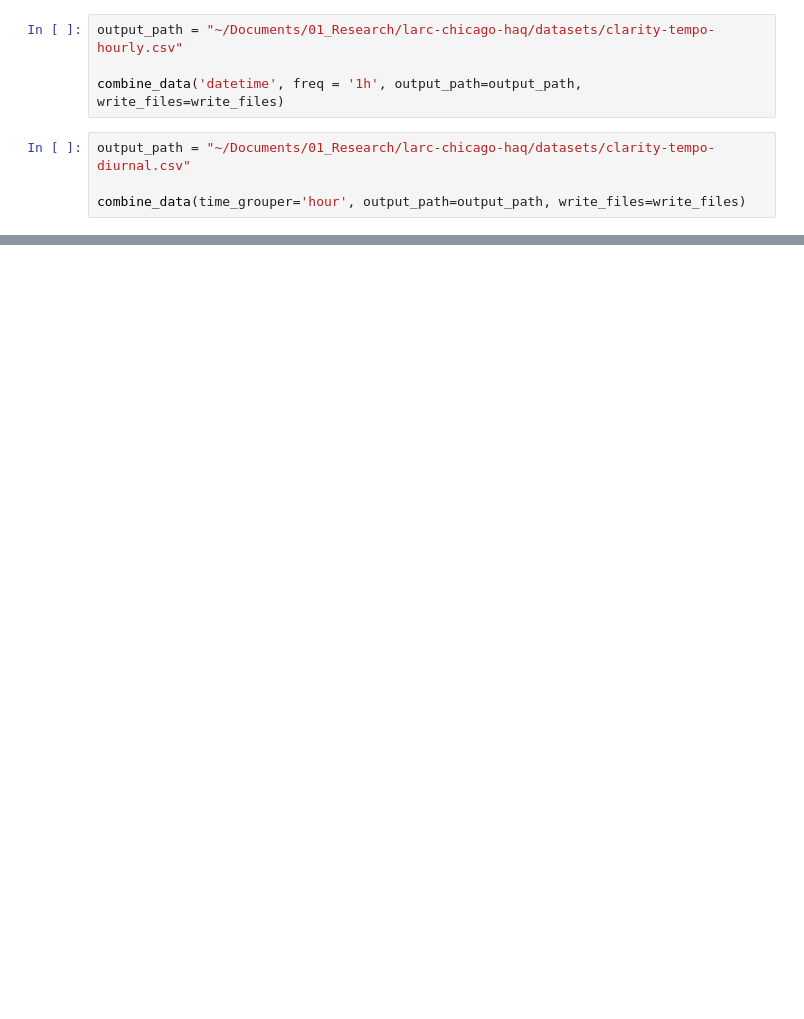
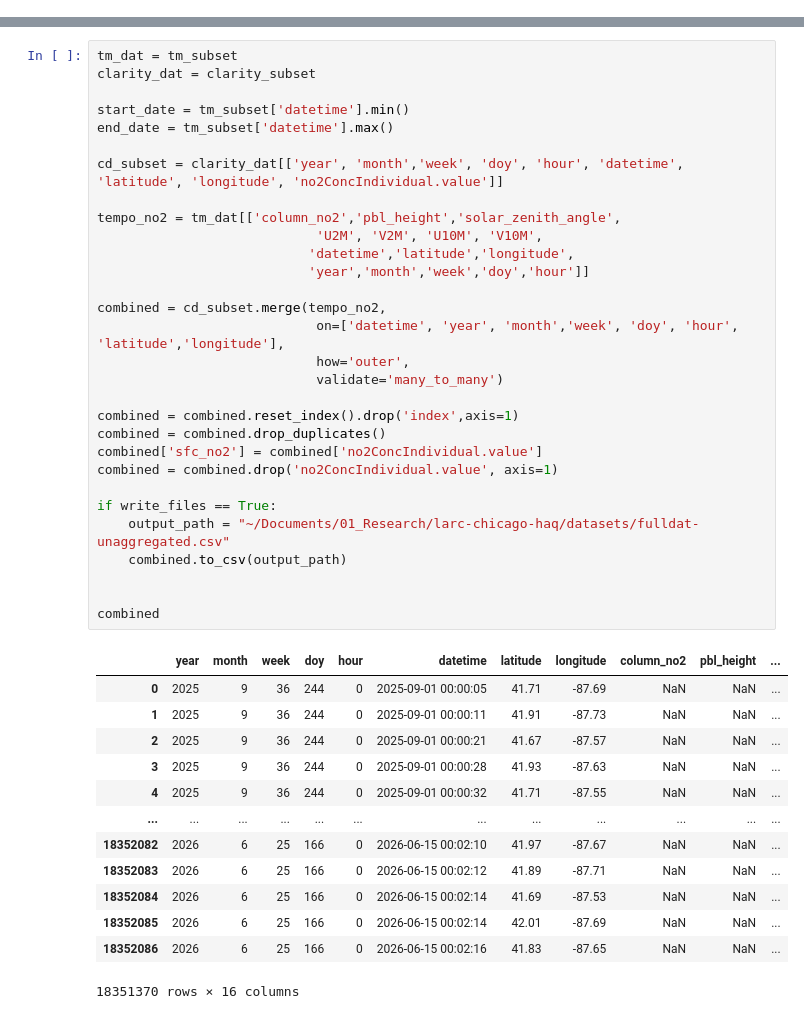
Before and after one commit to NASA-EarthRISE/earthrise-toolkit_ChicagoHAQ-2026, a Jupyter notebook: processing-scripts/clarity-tempo-aggregation.ipynb, the cells around one changed output, grey strips where cells are left out. Drawn from its saved outputs; the diff is of its cells as text; blank space fills up the shorter version.

```diff
--- a/processing-scripts/clarity-tempo-aggregation.ipynb
+++ b/processing-scripts/clarity-tempo-aggregation.ipynb
@@ -152,8 +0,0 @@ def combine_data(time_grouper, output_path, write_files, freq="1h"):
-# %%
-output_path = "~/Documents/01_Research/larc-chicago-haq/datasets/clarity-tempo-hourly.csv"
-
-combine_data('datetime', freq = '1h', output_path=output_path, write_files=write_files)
-# %%
-output_path = "~/Documents/01_Research/larc-chicago-haq/datasets/clarity-tempo-diurnal.csv"
-
-combine_data(time_grouper='hour', output_path=output_path, write_files=write_files)
@@ -515,0 +433,44 @@ count
+# %%
+tm_dat = tm_subset
+clarity_dat = clarity_subset
+
+start_date = tm_subset['datetime'].min()
+end_date = tm_subset['datetime'].max()
+
+cd_subset = clarity_dat[['year', 'month','week', 'doy', 'hour', 'datetime', 'latitude', 'longitude', 'no2ConcIndividual.value']]
+
+tempo_no2 = tm_dat[['column_no2','pbl_height','solar_zenith_angle',
+                            'U2M', 'V2M', 'U10M', 'V10M',
+                           'datetime','latitude','longitude',
+                           'year','month','week','doy','hour']]
+
+combined = cd_subset.merge(tempo_no2,
+                            on=['datetime', 'year', 'month','week', 'doy', 'hour', 'latitude','longitude'],
+                            how='outer',
+                            validate='many_to_many')
+
+combined = combined.reset_index().drop('index',axis=1)
+combined = combined.drop_duplicates()
+combined['sfc_no2'] = combined['no2ConcIndividual.value']
+combined = combined.drop('no2ConcIndividual.value', axis=1)
+
+if write_files == True:
+    output_path = "~/Documents/01_Research/larc-chicago-haq/datasets/fulldat-unaggregated.csv"
+    combined.to_csv(output_path)
+
+
+combined
+# %% [output]
+|  | year | month | week | doy | hour | datetime | latitude | longitude | column_no2 | pbl_height | ... |
+| 0 | 2025 | 9 | 36 | 244 | 0 | 2025-09-01 00:00:05 | 41.71 | -87.69 | NaN | NaN | ... |
+| 1 | 2025 | 9 | 36 | 244 | 0 | 2025-09-01 00:00:11 | 41.91 | -87.73 | NaN | NaN | ... |
+| 2 | 2025 | 9 | 36 | 244 | 0 | 2025-09-01 00:00:21 | 41.67 | -87.57 | NaN | NaN | ... |
+| 3 | 2025 | 9 | 36 | 244 | 0 | 2025-09-01 00:00:28 | 41.93 | -87.63 | NaN | NaN | ... |
+| 4 | 2025 | 9 | 36 | 244 | 0 | 2025-09-01 00:00:32 | 41.71 | -87.55 | NaN | NaN | ... |
+| ... | ... | ... | ... | ... | ... | ... | ... | ... | ... | ... | ... |
+| 18352082 | 2026 | 6 | 25 | 166 | 0 | 2026-06-15 00:02:10 | 41.97 | -87.67 | NaN | NaN | ... |
+| 18352083 | 2026 | 6 | 25 | 166 | 0 | 2026-06-15 00:02:12 | 41.89 | -87.71 | NaN | NaN | ... |
+| 18352084 | 2026 | 6 | 25 | 166 | 0 | 2026-06-15 00:02:14 | 41.69 | -87.53 | NaN | NaN | ... |
+| 18352085 | 2026 | 6 | 25 | 166 | 0 | 2026-06-15 00:02:14 | 42.01 | -87.69 | NaN | NaN | ... |
+| 18352086 | 2026 | 6 | 25 | 166 | 0 | 2026-06-15 00:02:16 | 41.83 | -87.65 | NaN | NaN | ... |
+18351370 rows × 16 columns
```
Also changed, not shown: parts of 49 cells of this notebook, 2 other files.
